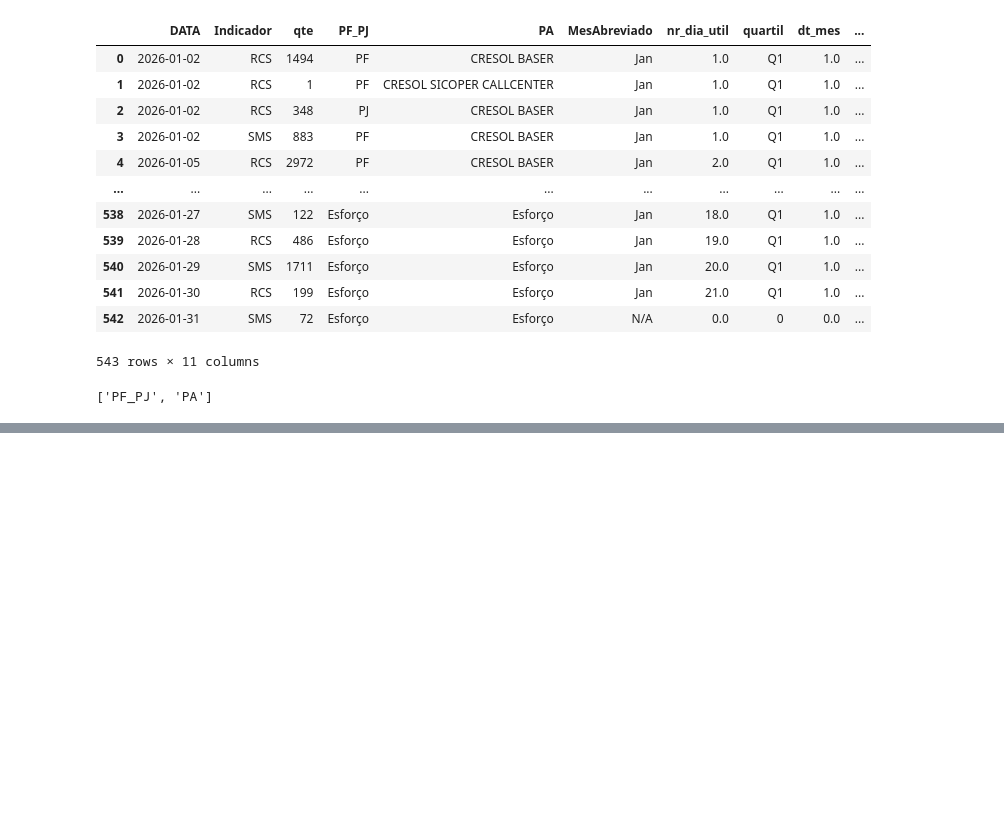
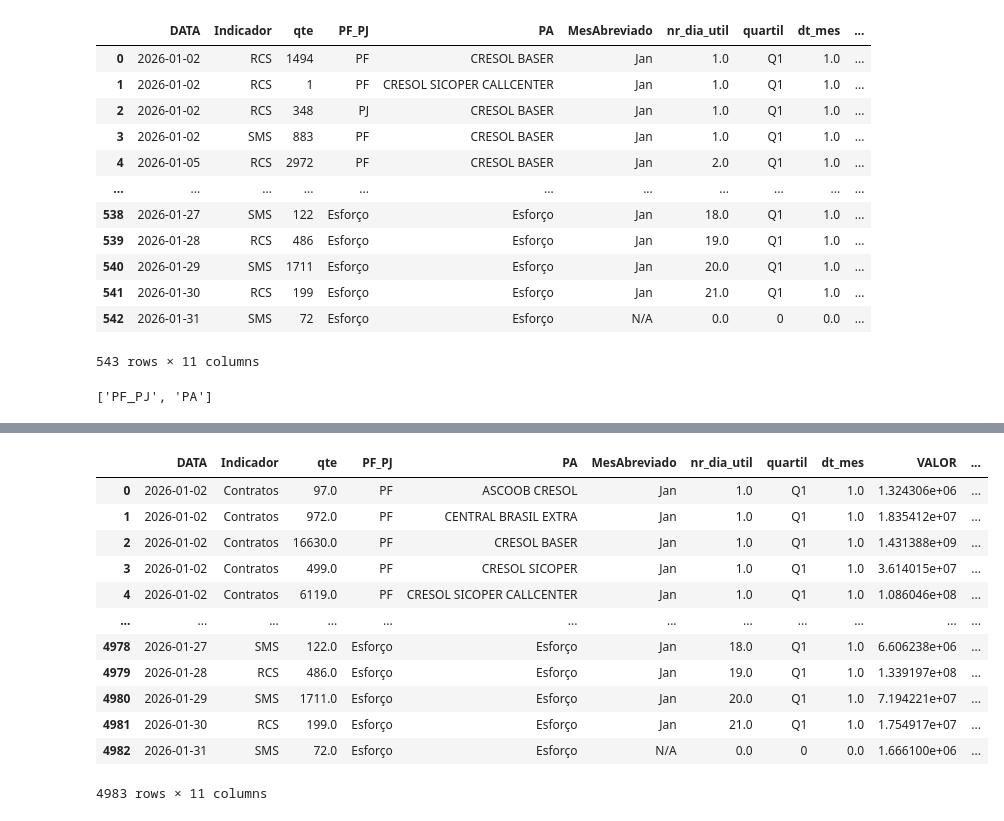
Before and after one commit to Claudiano-alves/Data-Analysis-Portfolio, a Jupyter notebook: Projects/notebooks/data_wrangling_cresol.ipynb, the cells around one changed output, grey strips where cells are left out. Saved outputs shown, nothing was run; the diff lists cells and outputs as text; code cells hidden in the pictures; blank space fills up the shorter version.

Commit message:
UPDATE. Iniciado o desenvolvimento de insert dos dados tratados no banco de dados.

```diff
--- a/Projects/notebooks/data_wrangling_cresol.ipynb
+++ b/Projects/notebooks/data_wrangling_cresol.ipynb
@@ -514,3 +539,44 @@ from Cresol.src.config import LOG_CHANNELS, segmentacoes_extras
 print(segmentacoes_extras)
 # %% [output]
 ['PF_PJ', 'PA']
+# %%
+import traceback
+
+from utils.utils import salvar_log, registrar_tempo, unir_dataframes
+from Cresol.src.database import inserir_acumulado
+from utils.db_connection import get_db_connections
+from Cresol.src.config import LOG_PIPELINE
+
+def _executar_etapa(nome: str, fn, *args, **kwargs):
+    """
+    Executa uma etapa da pipeline com log padronizado.
+    Lança a exceção original em caso de falha para interromper o fluxo.
+    """
+    salvar_log(f"{'─' * 50}", LOG_PIPELINE)
+    salvar_log(f"INÍCIO » {nome}", LOG_PIPELINE)
+    try:
+        resultado = fn(*args, **kwargs)
+        salvar_log(f"OK    » {nome}", LOG_PIPELINE)
+        return resultado
+    except Exception as e:
+        salvar_log(f"FALHA » {nome}: {str(e)}", LOG_PIPELINE)
+        salvar_log(traceback.format_exc(), LOG_PIPELINE)
+        raise
+
+df_acumulados_consolidado = _executar_etapa(
+        "Consolidação dos acumulados",
+        unir_dataframes,
+        df_mailing_acumulado,
+        df_discagens_acumulado,
+        df_ringing_acumulados,
+        df_acionamentos_acumulados,
+        df_massivos_acumulado,
+    )
+
+with get_db_connections() as (_, conn_bd2, __):
+    _executar_etapa(
+        "Insert banco de dados",
+        inserir_acumulado,
+        df_acionamentos_acumulados,
+        conn_bd2,
+    )
@@ -517,3 +598,19 @@ print(segmentacoes_extras)
+# %%
+df_acumulados_consolidado
+# %% [output]
+|  | DATA | Indicador | qte | PF_PJ | PA | MesAbreviado | nr_dia_util | quartil | dt_mes | VALOR | ... |
+| 0 | 2026-01-02 | Contratos | 97.0 | PF | ASCOOB CRESOL | Jan | 1.0 | Q1 | 1.0 | 1.324306e+06 | ... |
+| 1 | 2026-01-02 | Contratos | 972.0 | PF | CENTRAL BRASIL EXTRA | Jan | 1.0 | Q1 | 1.0 | 1.835412e+07 | ... |
+| 2 | 2026-01-02 | Contratos | 16630.0 | PF | CRESOL BASER | Jan | 1.0 | Q1 | 1.0 | 1.431388e+09 | ... |
+| 3 | 2026-01-02 | Contratos | 499.0 | PF | CRESOL SICOPER | Jan | 1.0 | Q1 | 1.0 | 3.614015e+07 | ... |
+| 4 | 2026-01-02 | Contratos | 6119.0 | PF | CRESOL SICOPER CALLCENTER | Jan | 1.0 | Q1 | 1.0 | 1.086046e+08 | ... |
+| ... | ... | ... | ... | ... | ... | ... | ... | ... | ... | ... | ... |
+| 4978 | 2026-01-27 | SMS | 122.0 | Esforço | Esforço | Jan | 18.0 | Q1 | 1.0 | 6.606238e+06 | ... |
+| 4979 | 2026-01-28 | RCS | 486.0 | Esforço | Esforço | Jan | 19.0 | Q1 | 1.0 | 1.339197e+08 | ... |
+| 4980 | 2026-01-29 | SMS | 1711.0 | Esforço | Esforço | Jan | 20.0 | Q1 | 1.0 | 7.194221e+07 | ... |
+| 4981 | 2026-01-30 | RCS | 199.0 | Esforço | Esforço | Jan | 21.0 | Q1 | 1.0 | 1.754917e+07 | ... |
+| 4982 | 2026-01-31 | SMS | 72.0 | Esforço | Esforço | N/A | 0.0 | 0 | 0.0 | 1.666100e+06 | ... |
+4983 rows × 11 columns
 # %%
 import os
 # #df_conflitos_score
```
Also changed, not shown: parts of 7 cells of this notebook, 18 other files.
